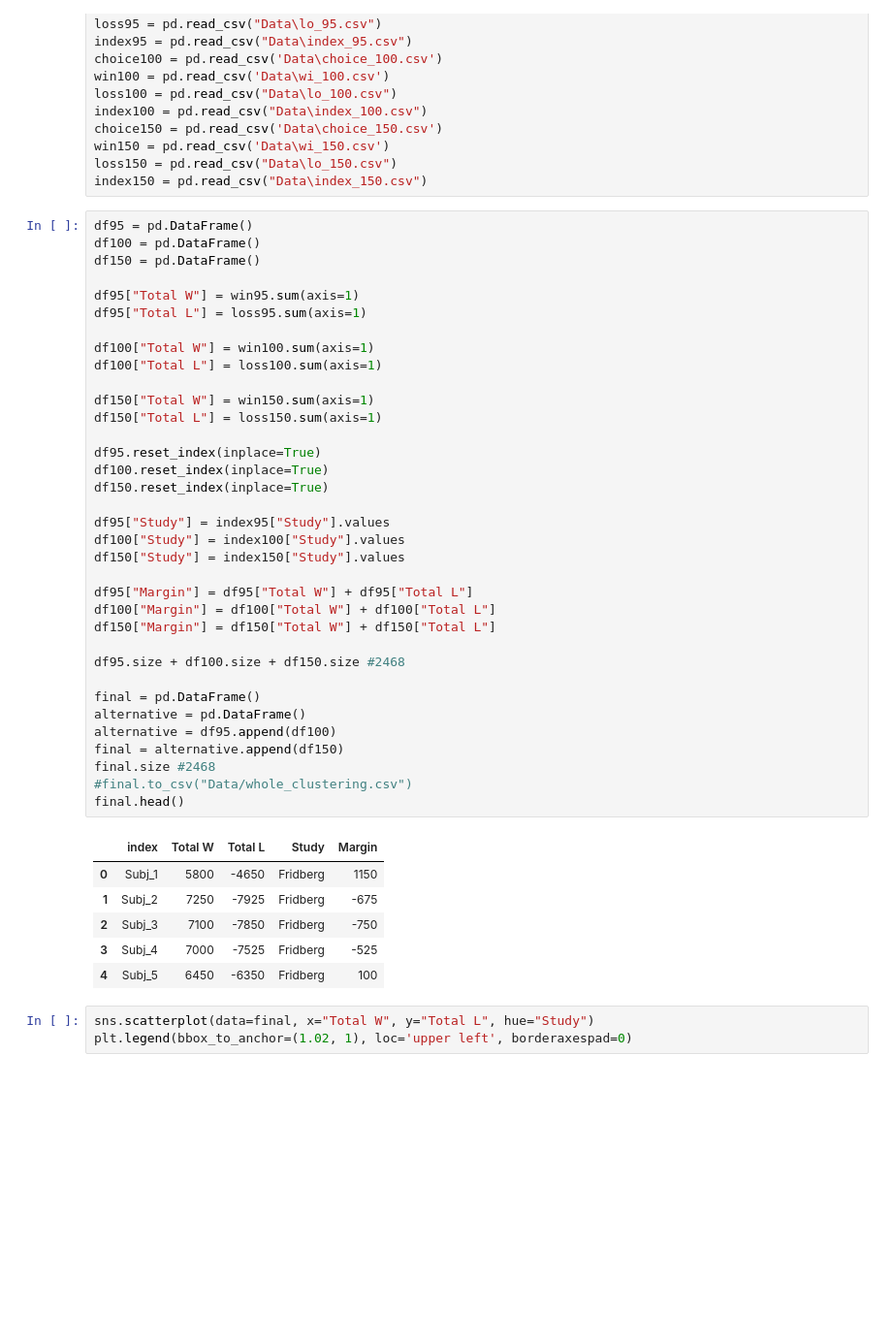
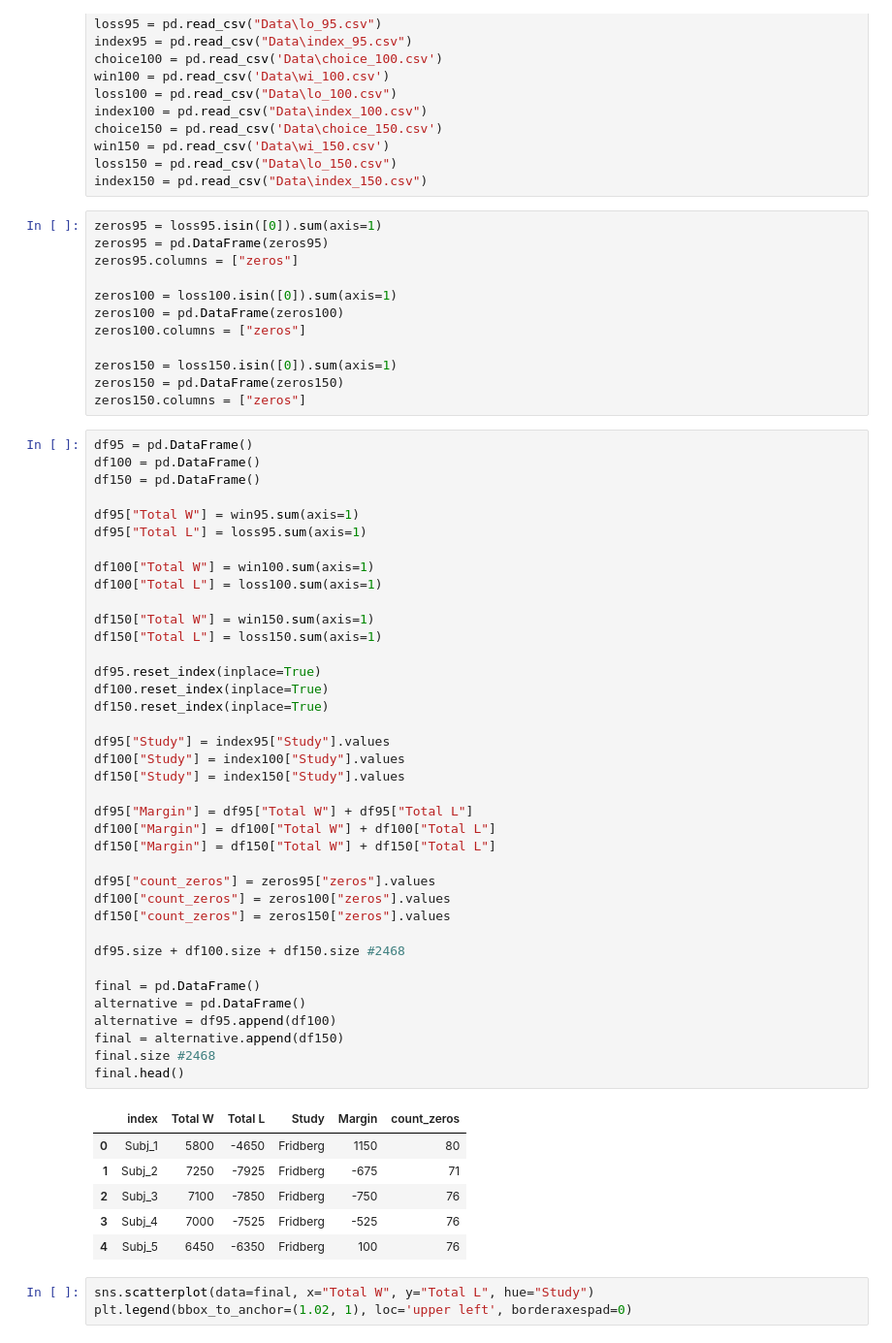
Before and after one commit to DanielSammon576/CA4015-assignment1, a Jupyter notebook: assignment1/_build/jupyter_execute/Data Preparation and Analysis.ipynb, the cells around one changed output. Shown at 97% size. Cells and saved outputs as stored; diff of their text form; blank space fills up the shorter version.

```diff
--- a/assignment1/_build/jupyter_execute/Data Preparation and Analysis.ipynb
+++ b/assignment1/_build/jupyter_execute/Data Preparation and Analysis.ipynb
@@ -42,6 +42,18 @@ choice150 = pd.read_csv('Data\choice_150.csv')
 win150 = pd.read_csv('Data\wi_150.csv')
 loss150 = pd.read_csv("Data\lo_150.csv")
 index150 = pd.read_csv("Data\index_150.csv")
+# %%
+zeros95 = loss95.isin([0]).sum(axis=1)
+zeros95 = pd.DataFrame(zeros95)
+zeros95.columns = ["zeros"]
+
+zeros100 = loss100.isin([0]).sum(axis=1)
+zeros100 = pd.DataFrame(zeros100)
+zeros100.columns = ["zeros"]
+
+zeros150 = loss150.isin([0]).sum(axis=1)
+zeros150 = pd.DataFrame(zeros150)
+zeros150.columns = ["zeros"]
 # %%
 df95 = pd.DataFrame()
 df100 = pd.DataFrame()
@@ -50,40 +62,43 @@ df150 = pd.DataFrame()
 df95["Total W"] = win95.sum(axis=1)
 df95["Total L"] = loss95.sum(axis=1)
 
 df100["Total W"] = win100.sum(axis=1)
 df100["Total L"] = loss100.sum(axis=1)
 
 df150["Total W"] = win150.sum(axis=1)
 df150["Total L"] = loss150.sum(axis=1)
 
 df95.reset_index(inplace=True)
 df100.reset_index(inplace=True)
 df150.reset_index(inplace=True)
 
 df95["Study"] = index95["Study"].values
 df100["Study"] = index100["Study"].values
 df150["Study"] = index150["Study"].values
 
 df95["Margin"] = df95["Total W"] + df95["Total L"]
 df100["Margin"] = df100["Total W"] + df100["Total L"]
 df150["Margin"] = df150["Total W"] + df150["Total L"]
 
+df95["count_zeros"] = zeros95["zeros"].values
+df100["count_zeros"] = zeros100["zeros"].values
+df150["count_zeros"] = zeros150["zeros"].values
+
 df95.size + df100.size + df150.size #2468
 
 final = pd.DataFrame()
 alternative = pd.DataFrame()
 alternative = df95.append(df100)
 final = alternative.append(df150)
 final.size #2468
-#final.to_csv("Data/whole_clustering.csv")
 final.head()
 # %% [output]
-|  | index | Total W | Total L | Study | Margin |
-| 0 | Subj_1 | 5800 | -4650 | Fridberg | 1150 |
-| 1 | Subj_2 | 7250 | -7925 | Fridberg | -675 |
-| 2 | Subj_3 | 7100 | -7850 | Fridberg | -750 |
-| 3 | Subj_4 | 7000 | -7525 | Fridberg | -525 |
-| 4 | Subj_5 | 6450 | -6350 | Fridberg | 100 |
+|  | index | Total W | Total L | Study | Margin | count_zeros |
+| 0 | Subj_1 | 5800 | -4650 | Fridberg | 1150 | 80 |
+| 1 | Subj_2 | 7250 | -7925 | Fridberg | -675 | 71 |
+| 2 | Subj_3 | 7100 | -7850 | Fridberg | -750 | 76 |
+| 3 | Subj_4 | 7000 | -7525 | Fridberg | -525 | 76 |
+| 4 | Subj_5 | 6450 | -6350 | Fridberg | 100 | 76 |
 # %%
 sns.scatterplot(data=final, x="Total W", y="Total L", hue="Study")
 plt.legend(bbox_to_anchor=(1.02, 1), loc='upper left', borderaxespad=0)
```
Also changed, not shown: parts of 1 cell of this notebook, 36 other files.
